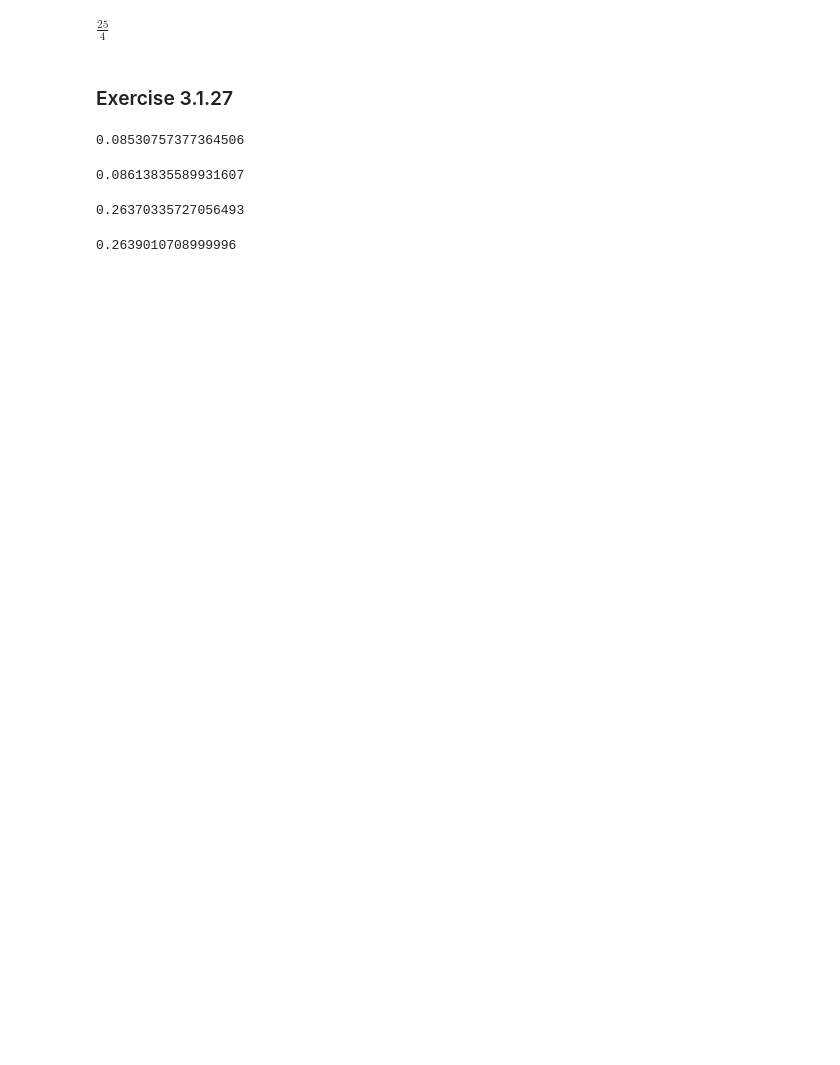
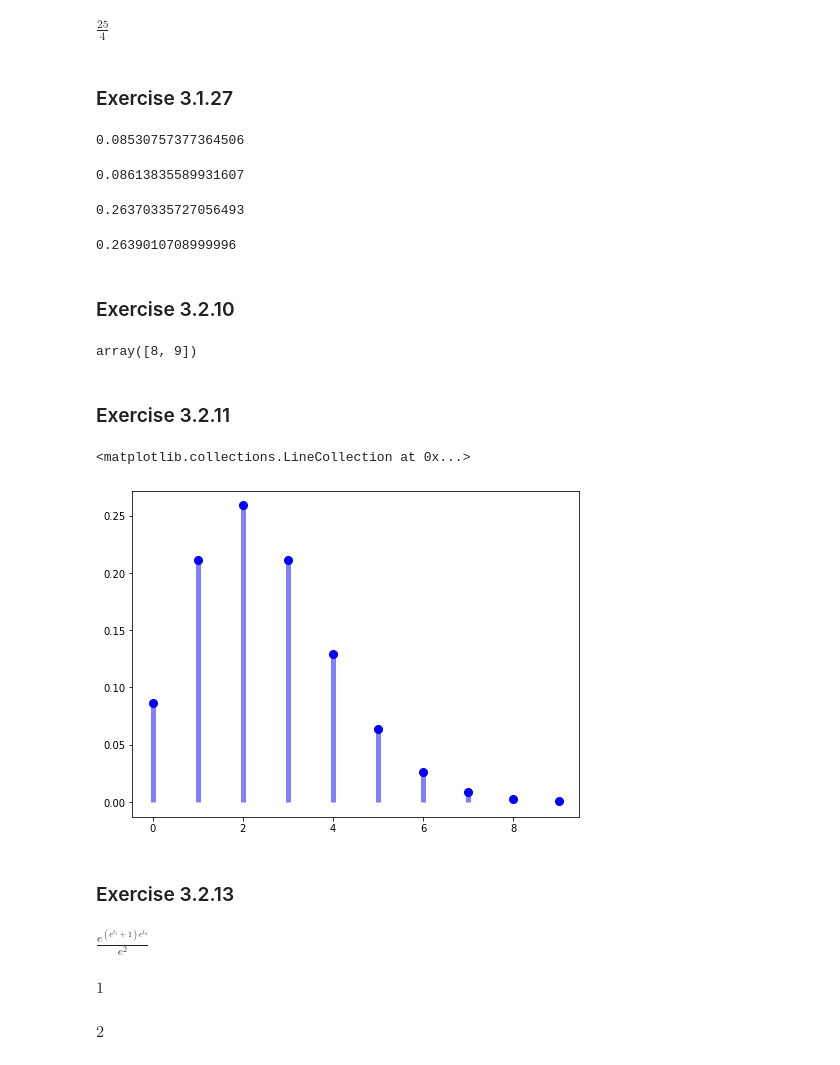
Before and after one commit to danhojin/ml-notes, a Jupyter notebook: hellos/mathstats3.ipynb, the cells around one changed output. Cells and saved outputs as stored; diff of their text form; code cells hidden in the pictures; blank space fills up the shorter version.

Commit message:
Exercises 3.2

```diff
--- a/hellos/mathstats3.ipynb
+++ b/hellos/mathstats3.ipynb
@@ -99,3 +99,5 @@ rv = hypergeom(1000, 100, 10)
 1 - (binom.pmf(0, 10, 0.1) + binom.pmf(1, 10, 0.1))
 # %% [output]
 0.2639010708999996
+# %% [markdown]
+### Exercise 3.2.10
@@ -101,0 +107,27 @@ rv = hypergeom(1000, 100, 10)
+# %%
+x = np.arange(1, 10)
+m = 3
+
+x[np.exp(-m) * m**x / factorial(x) < 0.01]
+# %% [output]
+array([8, 9])
+# %% [markdown]
+### Exercise 3.2.11
+# %%
+from scipy.stats import poisson
+import matplotlib.pyplot as plt
+%matplotlib inline
+
+m = np.sqrt(6)
+x = np.arange(0, 10)
+rv = poisson(m)
+pmf = rv.pmf(x)
+# %%
+plt.figure(figsize=(8, 6))
+plt.plot(x, pmf, 'bo', ms=8, label='poisson pmf')
+plt.vlines(x, 0, pmf, colors='b', lw=5, alpha=0.5)
+# %% [output]
+<matplotlib.collections.LineCollection at 0x...>
+[figure, added]
+# %% [markdown]
+### Exercise 3.2.13
@@ -101,0 +136,17 @@ rv = hypergeom(1000, 100, 10)
+# %%
+t1, t2 = symbols('t1, t2')
+
+M = exp(-2) * exp((1 + exp(t1)) * exp(t2))
+M
+# %% [output]
+$\displaystyle \frac{e^{\left(e^{t_{1}} + 1\right) e^{t_{2}}}}{e^{2}}$
+# %%
+mu_x = diff(M, [t1, 1]).subs({t1: 0, t2:0})
+mu_x
+# %% [output]
+$\displaystyle 1$
+# %%
+mu_y = diff(M, [t2, 1]).subs({t1: 0, t2:0})
+mu_y
+# %% [output]
+$\displaystyle 2$
```
Also changed, not shown: parts of 4 cells of this notebook.
